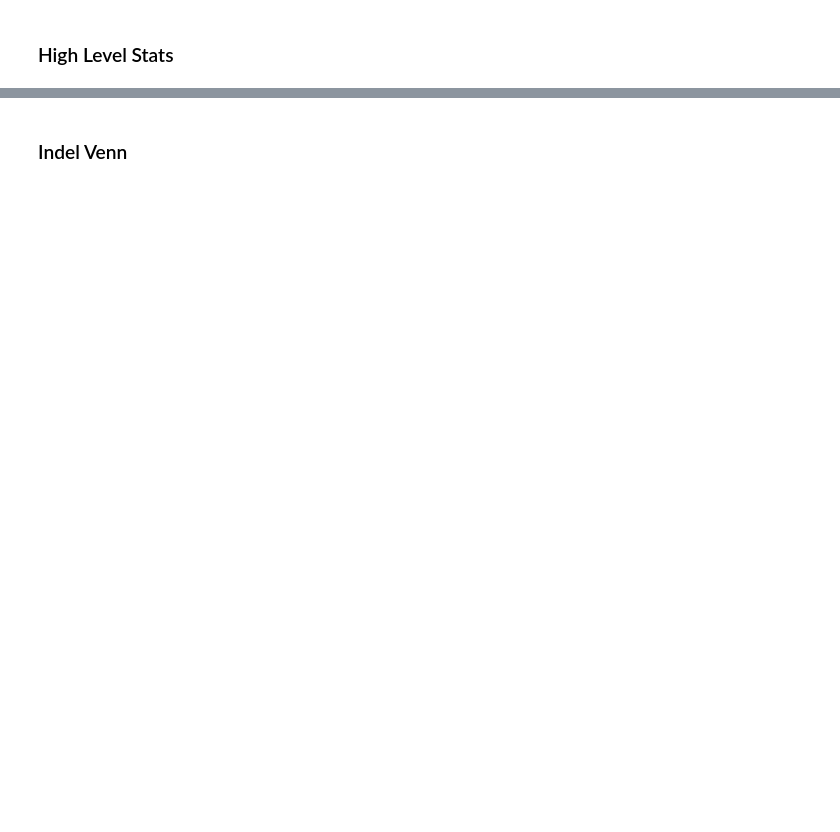
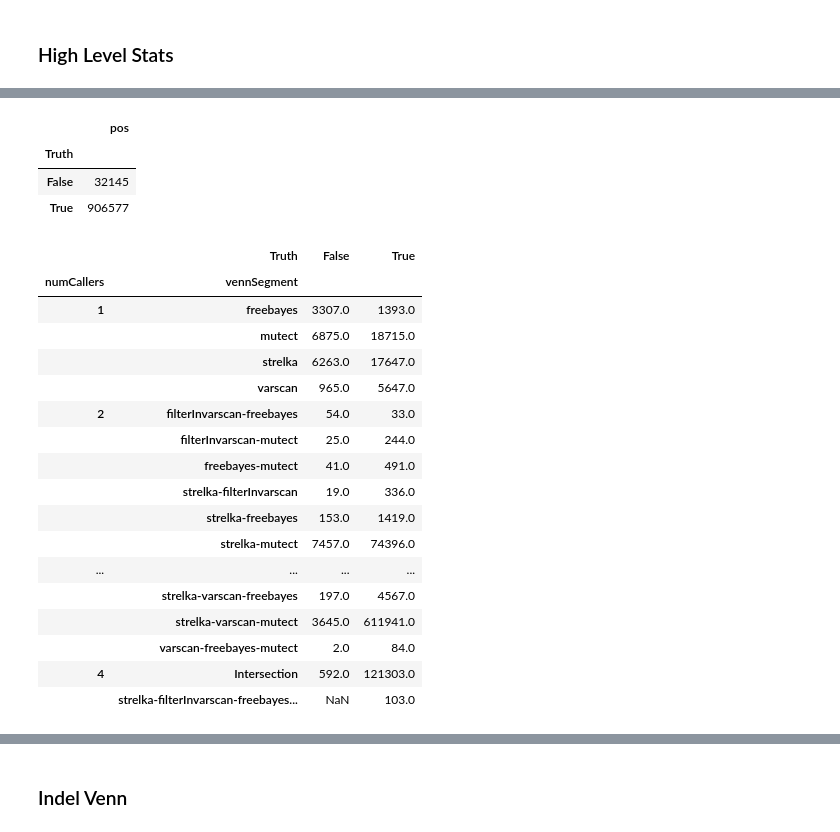
Before and after one commit to hartwigmedical/scripts, a Jupyter notebook: ipython/VCFAnalysis.ipynb, the cells around one changed output, grey strips where cells are left out. Saved outputs shown, nothing was run; the diff lists cells and outputs as text; code cells hidden in the pictures; blank space fills up the shorter version.

```diff
--- a/ipython/VCFAnalysis.ipynb
+++ b/ipython/VCFAnalysis.ipynb
@@ -78,5 +142,31 @@ snpdf = df[(df.variantType == 'SNP')]
 # %%
-snpdf[['numCallers','vennSegment','pos']].groupby(['numCallers','vennSegment']).agg('count')
+snpdf[['Truth','pos']].groupby(['Truth']).agg('count')
+# %% [output]
+|  | pos |
+| Truth |  |
+| False | 32145 |
+| True | 906577 |
+# %%
+pd.pivot_table(snpdf, values='pos', index=['numCallers','vennSegment'], columns=['Truth'], aggfunc='count')
+# %% [output]
+|  | Truth | False | True |
+| numCallers | vennSegment |  |  |
+| 1 | freebayes | 3307.0 | 1393.0 |
+|  | mutect | 6875.0 | 18715.0 |
+|  | strelka | 6263.0 | 17647.0 |
+|  | varscan | 965.0 | 5647.0 |
+| 2 | filterInvarscan-freebayes | 54.0 | 33.0 |
+|  | filterInvarscan-mutect | 25.0 | 244.0 |
+|  | freebayes-mutect | 41.0 | 491.0 |
+|  | strelka-filterInvarscan | 19.0 | 336.0 |
+|  | strelka-freebayes | 153.0 | 1419.0 |
+|  | strelka-mutect | 7457.0 | 74396.0 |
+| ... | ... | ... | ... |
+|  | strelka-varscan-freebayes | 197.0 | 4567.0 |
+|  | strelka-varscan-mutect | 3645.0 | 611941.0 |
+|  | varscan-freebayes-mutect | 2.0 | 84.0 |
+| 4 | Intersection | 592.0 | 121303.0 |
+|  | strelka-filterInvarscan-freebayes... | NaN | 103.0 |
 # %%
 vn.venn([snpdf[snpdf.mutectallele != '']['chromPos'], \
          snpdf[snpdf.strelkaallele != '']['chromPos'], \
```
Also changed, not shown: parts of 14 cells of this notebook, 1 other file.
